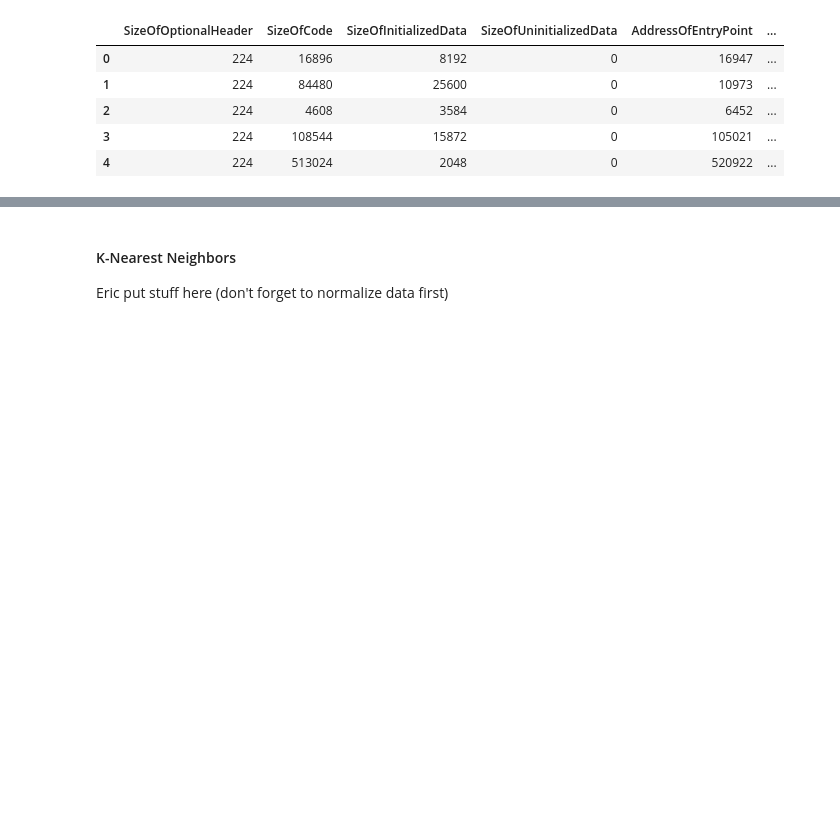
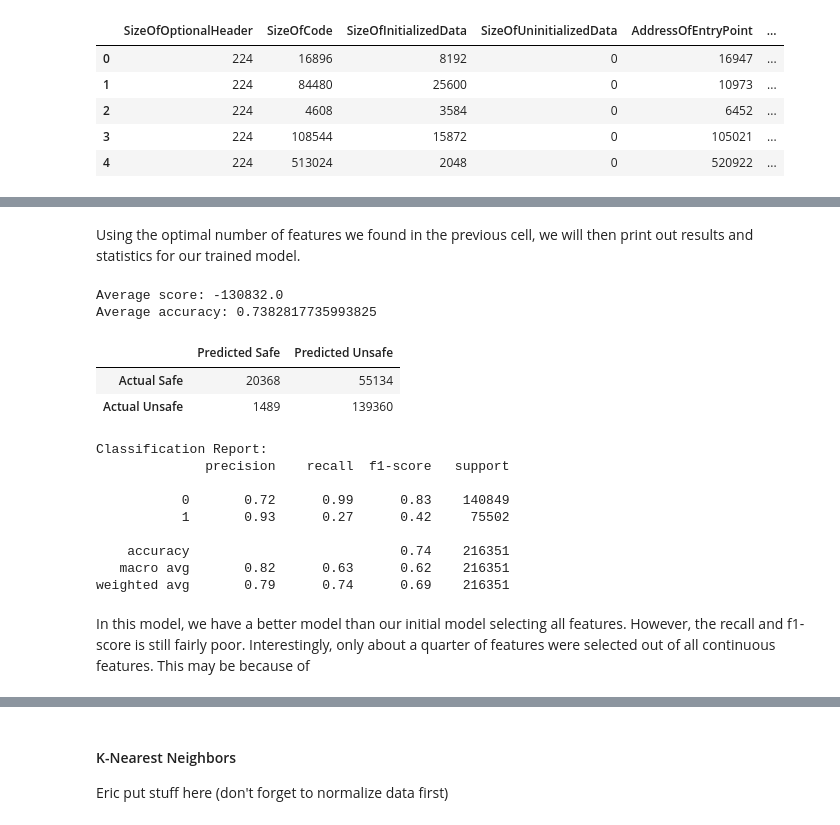
Before and after one commit to ayaabdelgawad/categorize-viruses, a Jupyter notebook: mal-classifier.ipynb, the cells around one changed output, grey strips where cells are left out. Drawn from its saved outputs; the diff is of its cells as text; code cells hidden in the pictures; blank space fills up the shorter version.

```diff
--- a/mal-classifier.ipynb
+++ b/mal-classifier.ipynb
@@ -621,0 +472,21 @@ Selected OSVersion, Subsystem_IMAGE_SUBSYSTEM_WINDOWS_GUI as the best features
+# %%
+from sklearn.metrics import make_scorer, confusion_matrix
+
+"""
+Cost Matrix:
+    pass in costs based on penalty for
+    these evaluations [TP, FP, FN, TN]
+
+    when doing greater_is_better, sklearn chooses to have + as a penalty, and - as a reward
+    reward correct classifications
+    lighter penalty for marking malicious but actually safe
+    harsher penalty for marking safe but actually malicious
+"""
+def get_scorer (cost_matrix=[-10, 100, 50, -10]):
+
+    def calc_cost (y_true, y_pred, **kwargs):
+        return (cost_matrix * confusion_matrix(y_true, y_pred).ravel()).sum ()
+
+    return make_scorer (calc_cost, greater_is_better=False)
+
+score = get_scorer ()
@@ -621,0 +539,42 @@ Selected OSVersion, Subsystem_IMAGE_SUBSYSTEM_WINDOWS_GUI as the best features
+# %% [markdown]
+Using the optimal number of features we found in the previous cell, we will then print out results and statistics for our trained model.
+# %%
+from sklearn.model_selection import GridSearchCV, cross_val_score, cross_val_predict
+from sklearn.metrics import accuracy_score, classification_report
+
+features, labels = split_feats_labels (data)
+
+ctransformer = ColumnTransformer ([("selector", "passthrough", continuous_features)], remainder="drop")
+
+cont_pipe = Pipeline (steps=[
+    ('prep', ctransformer),
+    ('kbest', SelectKBest (f_classif, k=best_k)),
+    ('model', GaussianNB ()),
+])
+
+scores = cross_val_score(cont_pipe, features, labels, cv=10, scoring=score)
+pred = cross_val_predict (cont_pipe, features, labels, cv=10)
+
+print ("Average score:", scores.mean ())
+print ("Average accuracy:", accuracy_score (labels, pred))
+print_confusion_matrix (*confusion_matrix (labels, pred).ravel ())
+
+print ("Classification Report:")
+print (classification_report (labels, pred))
+# %% [output]
+Average score: -130832.0
+Average accuracy: 0.7382817735993825
+|  | Predicted Safe | Predicted Unsafe |
+| Actual Safe | 20368 | 55134 |
+| Actual Unsafe | 1489 | 139360 |
+Classification Report:
+              precision    recall  f1-score   support
+
+           0       0.72      0.99      0.83    140849
+           1       0.93      0.27      0.42     75502
+
+    accuracy                           0.74    216351
+   macro avg       0.82      0.63      0.62    216351
+weighted avg       0.79      0.74      0.69    216351
+# %% [markdown]
+In this model, we have a better model than our initial model selecting all features. However, the recall and f1-score is still fairly poor. Interestingly, only about a quarter of features were selected out of all continuous features. This may be because of
```
Also changed, not shown: parts of 37 cells of this notebook.
